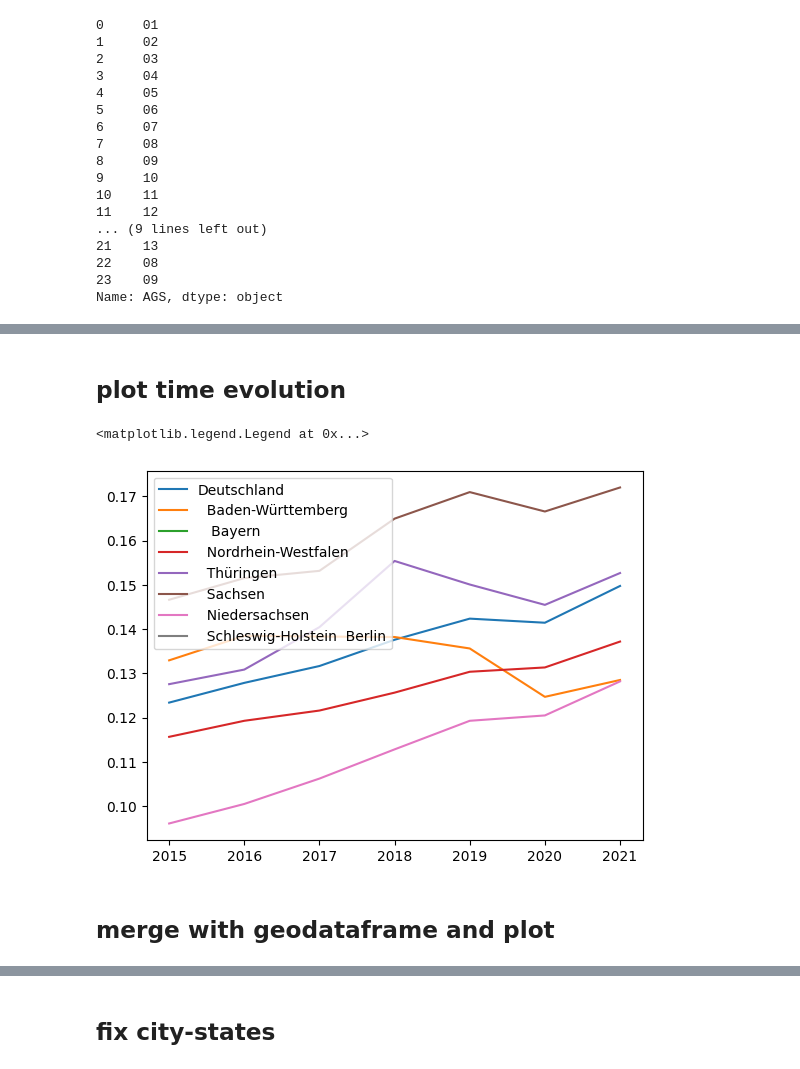
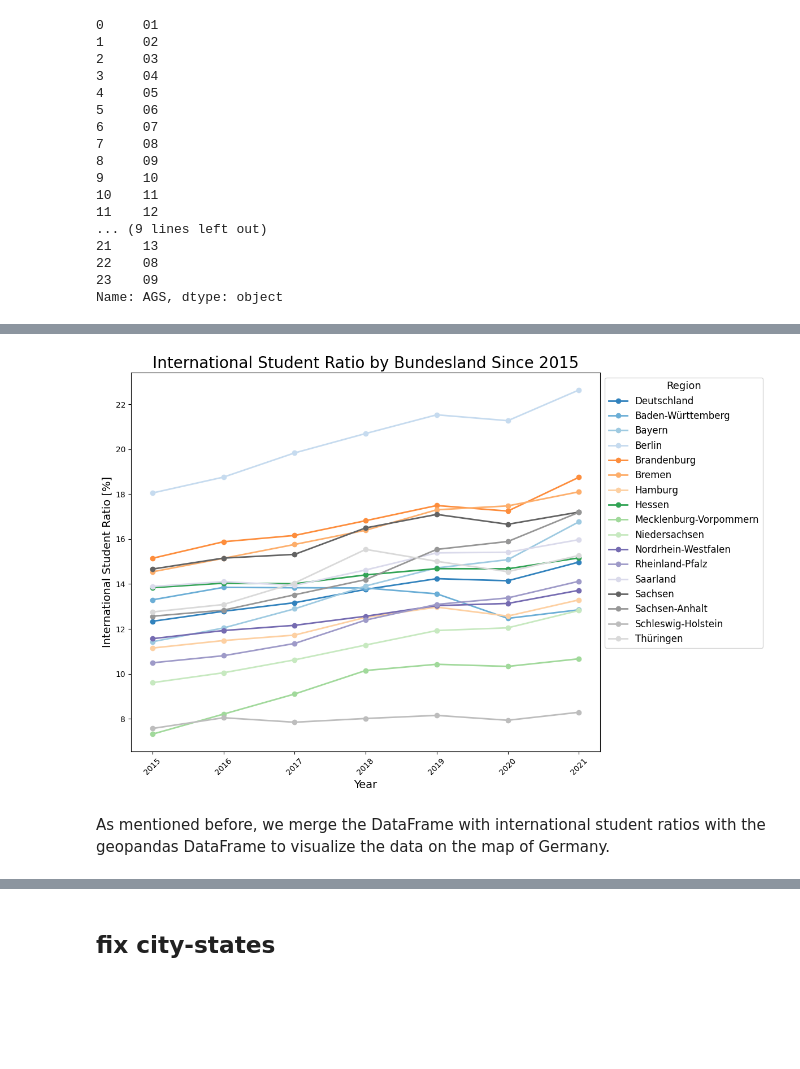
Before and after one commit to CorrelAid/pystatis, a Jupyter notebook: nb/02_Geo_visualization_example.ipynb, the cells around one changed output, grey strips where cells are left out. Drawn from its saved outputs; the diff is of its cells as text; code cells hidden in the pictures; blank space fills up the shorter version.

```diff
--- a/nb/02_Geo_visualization_example.ipynb
+++ b/nb/02_Geo_visualization_example.ipynb
@@ -137,25 +194,55 @@ ratio_international.query("`Kreise und kreisfreie Städte` == '  Bayern'")
-# %% [markdown]
-## plot time evolution
-# %%
-for region in [
-    "Deutschland",
-    "  Baden-Württemberg",
-    "   Bayern",
-    "  Nordrhein-Westfalen",
-    "  Thüringen",
-    "  Sachsen",
-    "  Niedersachsen",
-    "  Schleswig-Holstein" "  Berlin",
-]:
-    plt.plot(
-        ratio_international[ratio_international["Kreise und kreisfreie Städte"] == region].year,
-        ratio_international[ratio_international["Kreise und kreisfreie Städte"] == region].ratio_international,
-        label=region,
-    )
-plt.legend()
-# %% [output]
-<matplotlib.legend.Legend at 0x...>
-[figure, removed]
-# %% [markdown]
-## merge with geodataframe and plot
+# %%
+# define figure
+fig, ax = plt.subplots(figsize=(12, 8))
+# define the regions (Bundesländer)
+regions = [
+    "Deutschland",
+    "Baden-Württemberg",
+    "Bayern",
+    "Berlin",
+    "Brandenburg",
+    "Bremen",
+    "Hamburg",
+    "Hessen",
+    "Mecklenburg-Vorpommern",
+    "Niedersachsen",
+    "Nordrhein-Westfalen",
+    "Rheinland-Pfalz",
+    "Saarland",
+    "Sachsen",
+    "Sachsen-Anhalt",
+    "Schleswig-Holstein",
+    "Thüringen",
+]
+
+# define the colormap
+cmap = plt.get_cmap("tab20c")
+# henerate a color sequence based on the number of regions
+colors = cmap(np.linspace(0, 1, len(regions)))
+
+for i, region in enumerate(regions):
+    plt.plot(
+        ratio_international[ratio_international["Kreise und kreisfreie Städte"] == region].year,
+        ratio_international[ratio_international["Kreise und kreisfreie Städte"] == region].ratio_international,
+        label=region,
+        marker="o",
+        linewidth=2,
+        color=colors[i],
+    )
+
+# add titles and labels
+ax.set_title("International Student Ratio by Bundesland Since 2015", fontsize=20)
+ax.set_xlabel("Year", fontsize=14)
+ax.set_ylabel("International Student Ratio [%]", fontsize=14)
+
+# enhance the legend
+ax.legend(title="Region", title_fontsize="13", fontsize="12", loc="upper left", bbox_to_anchor=(1, 1))
+plt.xticks(rotation=45)
+
+plt.tight_layout()
+plt.show()
+# %% [output]
+[figure, added]
+# %% [markdown]
+As mentioned before, we merge the DataFrame with international student ratios with the geopandas DataFrame to visualize the data on the map of Germany.
 # %%
```
Also changed, not shown: parts of 78 cells of this notebook.
